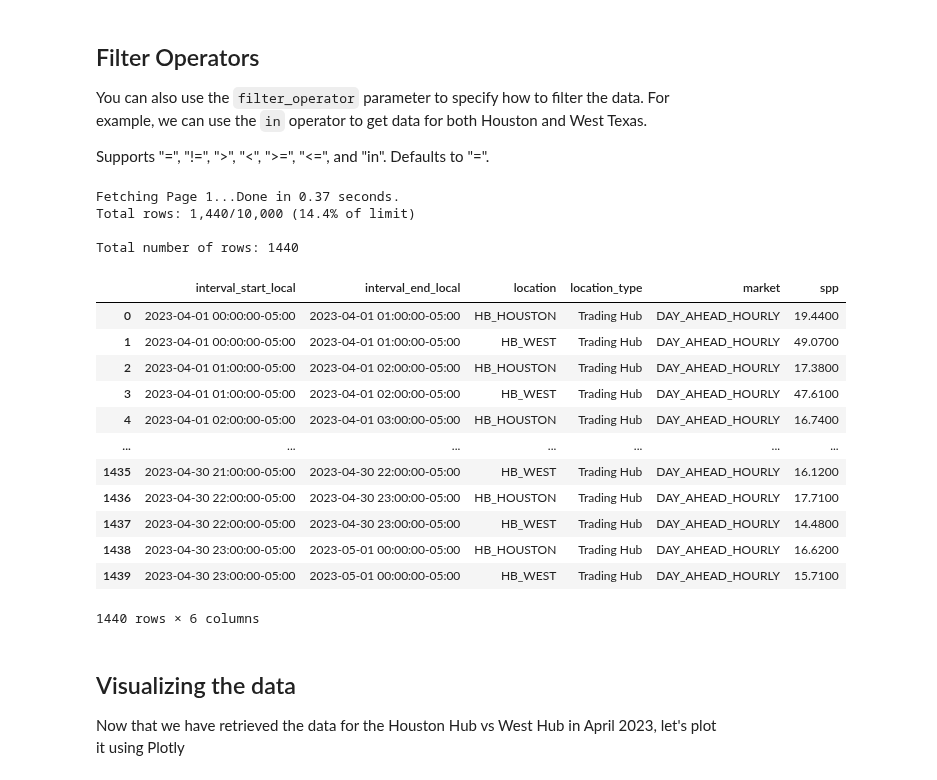
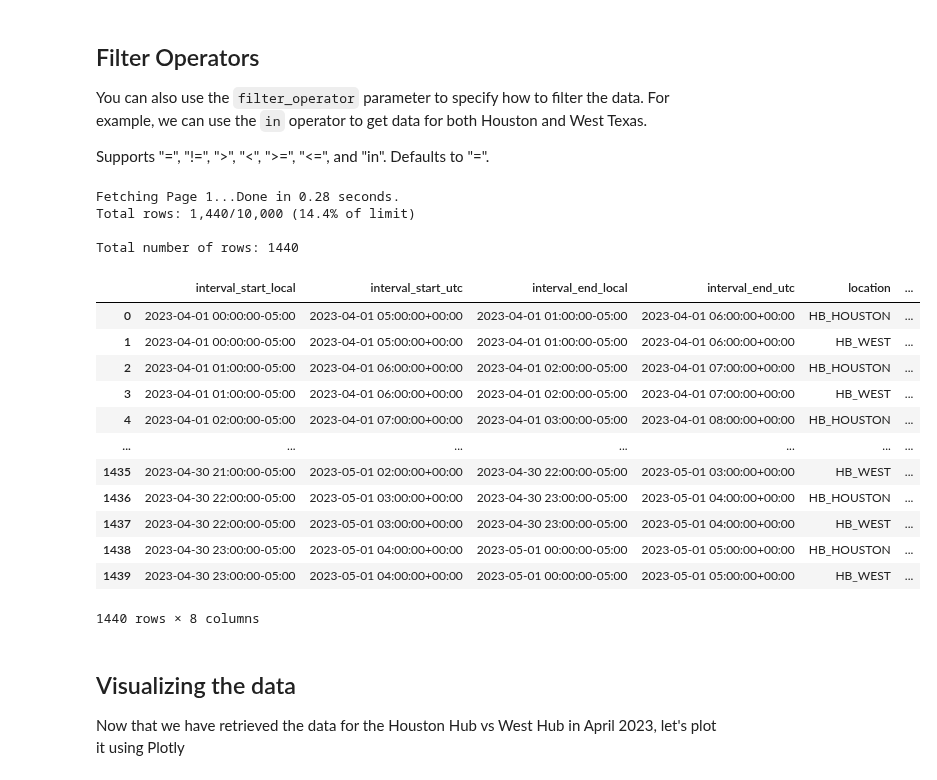
Before and after one commit to gridstatus/gridstatusio, a Jupyter notebook: Examples/Getting Started.ipynb, the cells around one changed output. Saved outputs shown, nothing was run; the diff lists cells and outputs as text; code cells hidden in the pictures.

```diff
--- a/Examples/Getting Started.ipynb
+++ b/Examples/Getting Started.ipynb
@@ -162,34 +156,34 @@ Supports "=", "!=", ">", "<", ">=", "<=", and "in". Defaults to "=".
 # %%
 data_both_apr = client.get_dataset(
     dataset="ercot_spp_day_ahead_hourly",
     start="2023-04-01",
     end="2023-05-01",
     filter_column="location",
     filter_operator="in",
     filter_value=["HB_HOUSTON", "HB_WEST"],
-    tz="US/Central",
+    timezone="US/Central",
     limit=QUERY_LIMIT,
 )
 
 data_both_apr
 # %% [output]
-Fetching Page 1...Done in 0.37 seconds.
+Fetching Page 1...Done in 0.28 seconds.
 Total rows: 1,440/10,000 (14.4% of limit)
 
 Total number of rows: 1440
-|  | interval_start_local | interval_end_local | location | location_type | market | spp |
-| 0 | 2023-04-01 00:00:00-05:00 | 2023-04-01 01:00:00-05:00 | HB_HOUSTON | Trading Hub | DAY_AHEAD_HOURLY | 19.4400 |
-| 1 | 2023-04-01 00:00:00-05:00 | 2023-04-01 01:00:00-05:00 | HB_WEST | Trading Hub | DAY_AHEAD_HOURLY | 49.0700 |
-| 2 | 2023-04-01 01:00:00-05:00 | 2023-04-01 02:00:00-05:00 | HB_HOUSTON | Trading Hub | DAY_AHEAD_HOURLY | 17.3800 |
-| 3 | 2023-04-01 01:00:00-05:00 | 2023-04-01 02:00:00-05:00 | HB_WEST | Trading Hub | DAY_AHEAD_HOURLY | 47.6100 |
-| 4 | 2023-04-01 02:00:00-05:00 | 2023-04-01 03:00:00-05:00 | HB_HOUSTON | Trading Hub | DAY_AHEAD_HOURLY | 16.7400 |
+|  | interval_start_local | interval_start_utc | interval_end_local | interval_end_utc | location | ... |
+| 0 | 2023-04-01 00:00:00-05:00 | 2023-04-01 05:00:00+00:00 | 2023-04-01 01:00:00-05:00 | 2023-04-01 06:00:00+00:00 | HB_HOUSTON | ... |
+| 1 | 2023-04-01 00:00:00-05:00 | 2023-04-01 05:00:00+00:00 | 2023-04-01 01:00:00-05:00 | 2023-04-01 06:00:00+00:00 | HB_WEST | ... |
+| 2 | 2023-04-01 01:00:00-05:00 | 2023-04-01 06:00:00+00:00 | 2023-04-01 02:00:00-05:00 | 2023-04-01 07:00:00+00:00 | HB_HOUSTON | ... |
+| 3 | 2023-04-01 01:00:00-05:00 | 2023-04-01 06:00:00+00:00 | 2023-04-01 02:00:00-05:00 | 2023-04-01 07:00:00+00:00 | HB_WEST | ... |
+| 4 | 2023-04-01 02:00:00-05:00 | 2023-04-01 07:00:00+00:00 | 2023-04-01 03:00:00-05:00 | 2023-04-01 08:00:00+00:00 | HB_HOUSTON | ... |
 | ... | ... | ... | ... | ... | ... | ... |
-| 1435 | 2023-04-30 21:00:00-05:00 | 2023-04-30 22:00:00-05:00 | HB_WEST | Trading Hub | DAY_AHEAD_HOURLY | 16.1200 |
-| 1436 | 2023-04-30 22:00:00-05:00 | 2023-04-30 23:00:00-05:00 | HB_HOUSTON | Trading Hub | DAY_AHEAD_HOURLY | 17.7100 |
-| 1437 | 2023-04-30 22:00:00-05:00 | 2023-04-30 23:00:00-05:00 | HB_WEST | Trading Hub | DAY_AHEAD_HOURLY | 14.4800 |
-| 1438 | 2023-04-30 23:00:00-05:00 | 2023-05-01 00:00:00-05:00 | HB_HOUSTON | Trading Hub | DAY_AHEAD_HOURLY | 16.6200 |
-| 1439 | 2023-04-30 23:00:00-05:00 | 2023-05-01 00:00:00-05:00 | HB_WEST | Trading Hub | DAY_AHEAD_HOURLY | 15.7100 |
+| 1435 | 2023-04-30 21:00:00-05:00 | 2023-05-01 02:00:00+00:00 | 2023-04-30 22:00:00-05:00 | 2023-05-01 03:00:00+00:00 | HB_WEST | ... |
+| 1436 | 2023-04-30 22:00:00-05:00 | 2023-05-01 03:00:00+00:00 | 2023-04-30 23:00:00-05:00 | 2023-05-01 04:00:00+00:00 | HB_HOUSTON | ... |
+| 1437 | 2023-04-30 22:00:00-05:00 | 2023-05-01 03:00:00+00:00 | 2023-04-30 23:00:00-05:00 | 2023-05-01 04:00:00+00:00 | HB_WEST | ... |
+| 1438 | 2023-04-30 23:00:00-05:00 | 2023-05-01 04:00:00+00:00 | 2023-05-01 00:00:00-05:00 | 2023-05-01 05:00:00+00:00 | HB_HOUSTON | ... |
+| 1439 | 2023-04-30 23:00:00-05:00 | 2023-05-01 04:00:00+00:00 | 2023-05-01 00:00:00-05:00 | 2023-05-01 05:00:00+00:00 | HB_WEST | ... |
-1440 rows × 6 columns
+1440 rows × 8 columns
 # %% [markdown]
 ## Visualizing the data
 
```
Also changed, not shown: parts of 7 cells of this notebook.
